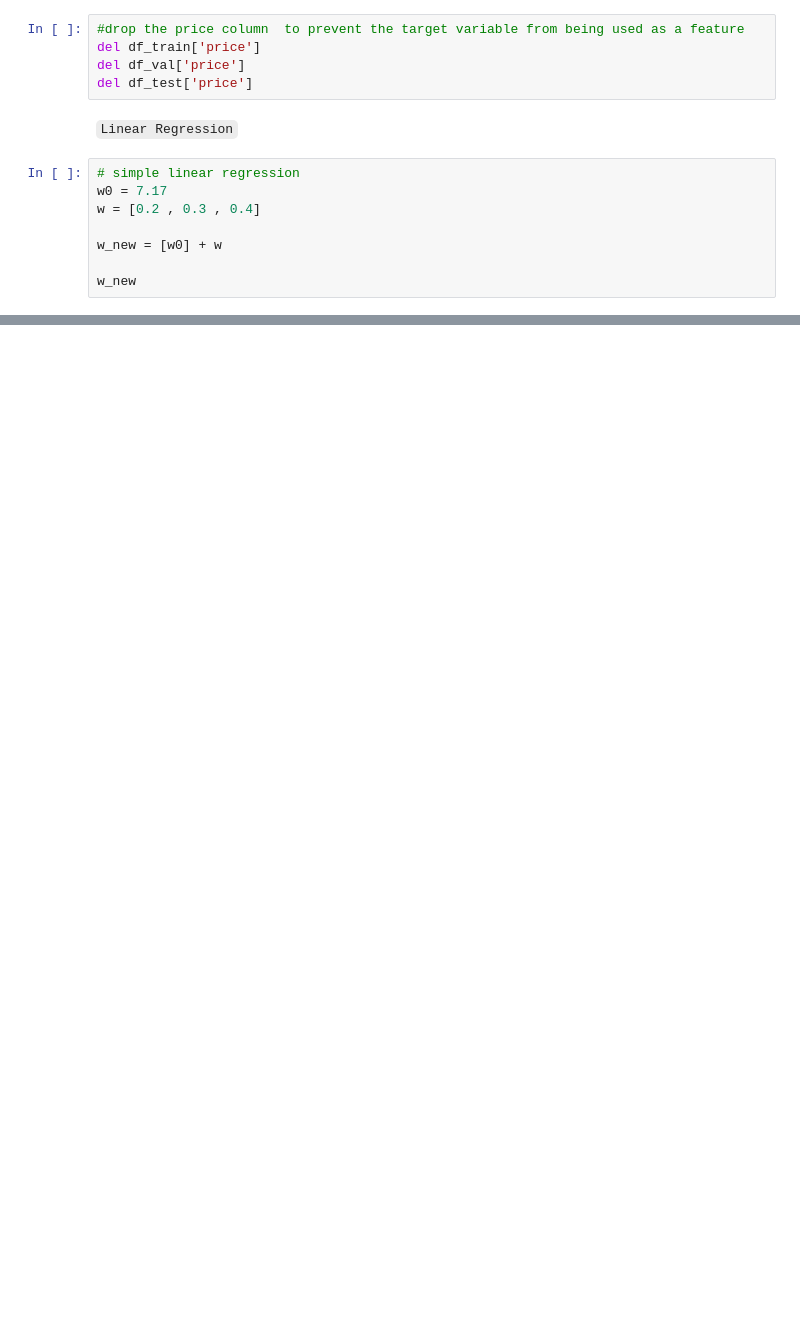
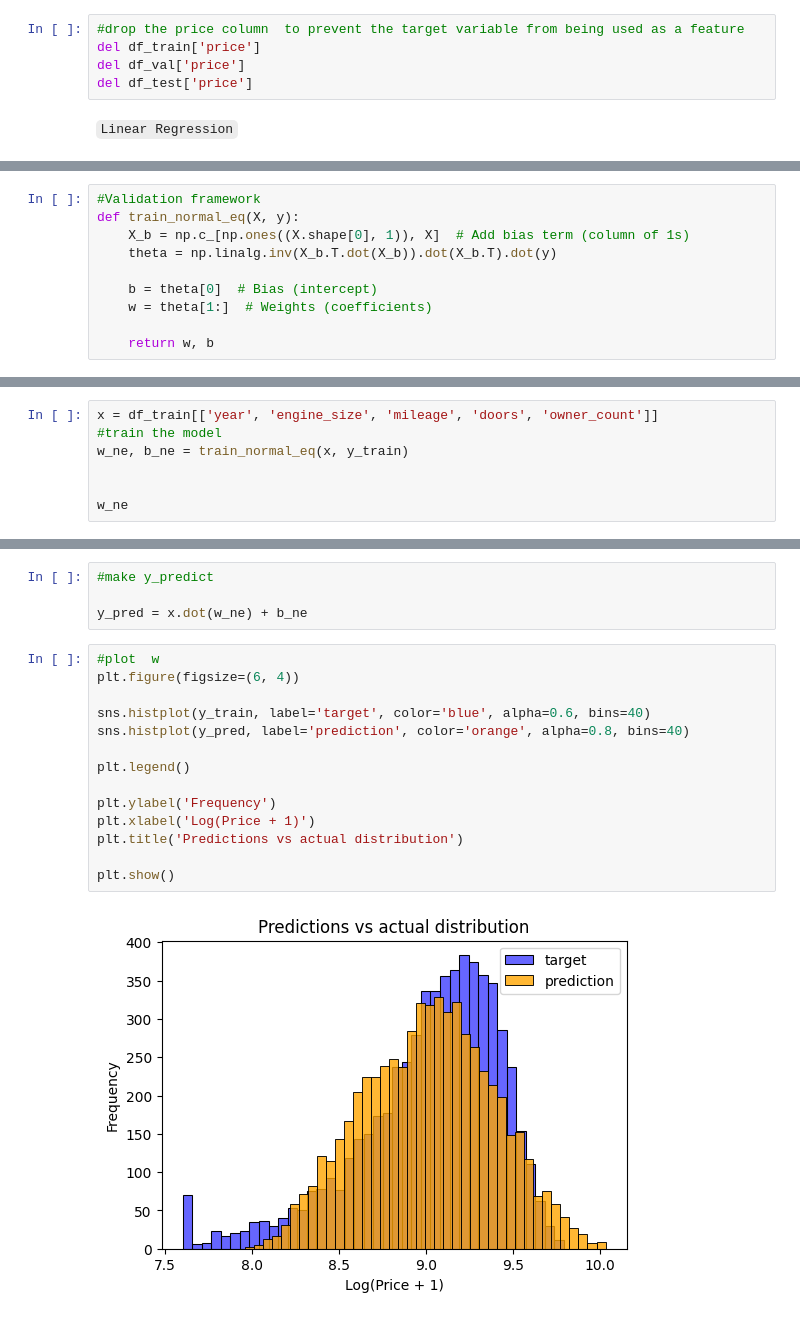
Before and after one commit to musondaAlexander/zoom-camp-machine-learning, a Jupyter notebook: week_two/car_training_data.ipynb, the cells around one changed output, grey strips where cells are left out. Cells and saved outputs as stored; diff of their text form; blank space fills up the shorter version.

Commit message:
Update: Added the graph for the predictions for both the linear Regression as well as Xgboost

```diff
--- a/week_two/car_training_data.ipynb
+++ b/week_two/car_training_data.ipynb
@@ -254,11 +261,3 @@ del df_val['price']
 del df_test['price']
 # %% [markdown]
 `Linear Regression`
-# %%
-# simple linear regression
-w0 = 7.17
-w = [0.2 , 0.3 , 0.4]
-
-w_new = [w0] + w
-
-w_new
@@ -266,0 +264,10 @@ w_new
+# %%
+#Validation framework
+def train_normal_eq(X, y):
+    X_b = np.c_[np.ones((X.shape[0], 1)), X]  # Add bias term (column of 1s)
+    theta = np.linalg.inv(X_b.T.dot(X_b)).dot(X_b.T).dot(y)
+
+    b = theta[0]  # Bias (intercept)
+    w = theta[1:]  # Weights (coefficients)
+
+    return w, b
@@ -266,0 +289,7 @@ w_new
+# %%
+x = df_train[['year', 'engine_size', 'mileage', 'doors', 'owner_count']]
+#train the model
+w_ne, b_ne = train_normal_eq(x, y_train)
+
+
+w_ne
@@ -266,0 +308,20 @@ w_new
+# %%
+#make y_predict
+
+y_pred = x.dot(w_ne) + b_ne
+# %%
+#plot  w
+plt.figure(figsize=(6, 4))
+
+sns.histplot(y_train, label='target', color='blue', alpha=0.6, bins=40)
+sns.histplot(y_pred, label='prediction', color='orange', alpha=0.8, bins=40)
+
+plt.legend()
+
+plt.ylabel('Frequency')
+plt.xlabel('Log(Price + 1)')
+plt.title('Predictions vs actual distribution')
+
+plt.show()
+# %% [output]
+[figure, added]
```
Also changed, not shown: parts of 11 cells of this notebook, 1 other file.
